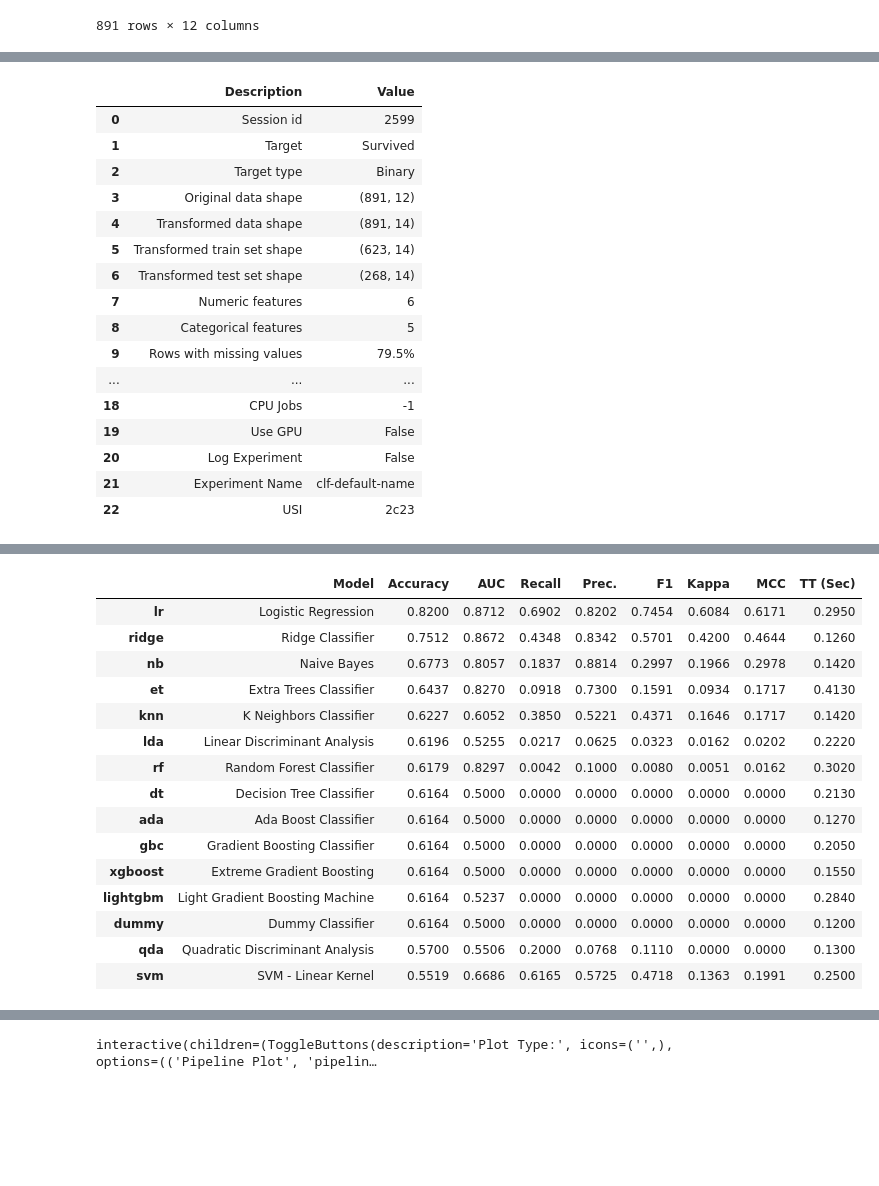
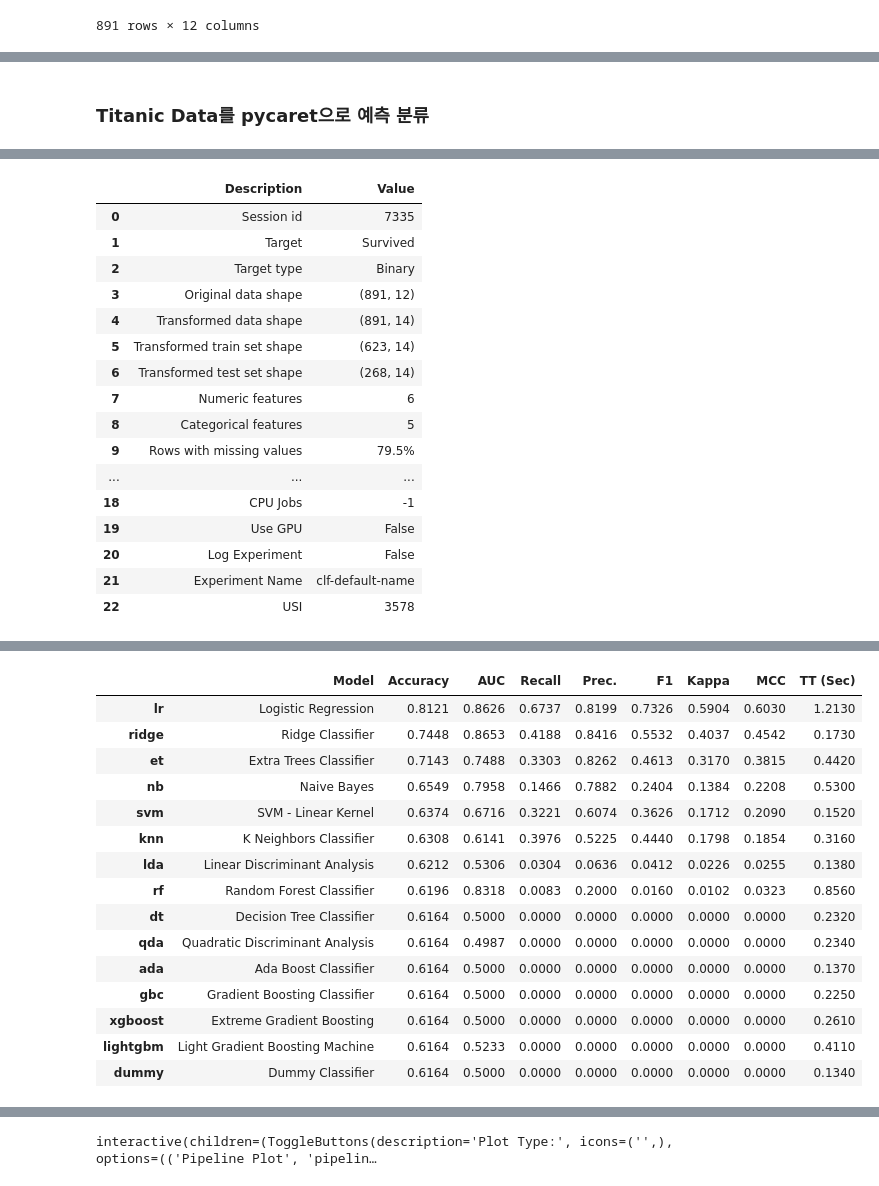
Before and after one commit to ancestor9/24_fall_Big-Data-Processing-coding-, a Jupyter notebook: 1017_pycaret.ipynb, the cells around one changed output, grey strips where cells are left out. Drawn from its saved outputs; the diff is of its cells as text; code cells hidden in the pictures; blank space fills up the shorter version.

```diff
--- a/1017_pycaret.ipynb
+++ b/1017_pycaret.ipynb
@@ -104,4 +171,6 @@ best = compare_models()
 [interactive output not drawn]
+# %% [markdown]
+### Titanic Data를 pycaret으로 예측 분류
 # %%
 df.head()
 # %% [output]
@@ -114,45 +183,44 @@ df.head()
 # %%
 # init setup
 from pycaret.classification import *
 clf1 = setup(data = df, target = 'Survived')
 
-# compare models
-best = compare_models()
+best = compare_models(folds=3))
 # %% [output]
 |  | Description | Value |
-| 0 | Session id | 2599 |
+| 0 | Session id | 7335 |
 | 1 | Target | Survived |
 | 2 | Target type | Binary |
 | 3 | Original data shape | (891, 12) |
 | 4 | Transformed data shape | (891, 14) |
 | 5 | Transformed train set shape | (623, 14) |
 | 6 | Transformed test set shape | (268, 14) |
 | 7 | Numeric features | 6 |
 | 8 | Categorical features | 5 |
 | 9 | Rows with missing values | 79.5% |
 | ... | ... | ... |
 | 18 | CPU Jobs | -1 |
 | 19 | Use GPU | False |
 | 20 | Log Experiment | False |
 | 21 | Experiment Name | clf-default-name |
-| 22 | USI | 2c23 |
+| 22 | USI | 3578 |
 [interactive output not drawn]
 |  | Model | Accuracy | AUC | Recall | Prec. | F1 | Kappa | MCC | TT (Sec) |
-| lr | Logistic Regression | 0.8200 | 0.8712 | 0.6902 | 0.8202 | 0.7454 | 0.6084 | 0.6171 | 0.2950 |
-| ridge | Ridge Classifier | 0.7512 | 0.8672 | 0.4348 | 0.8342 | 0.5701 | 0.4200 | 0.4644 | 0.1260 |
-| nb | Naive Bayes | 0.6773 | 0.8057 | 0.1837 | 0.8814 | 0.2997 | 0.1966 | 0.2978 | 0.1420 |
-| et | Extra Trees Classifier | 0.6437 | 0.8270 | 0.0918 | 0.7300 | 0.1591 | 0.0934 | 0.1717 | 0.4130 |
-| knn | K Neighbors Classifier | 0.6227 | 0.6052 | 0.3850 | 0.5221 | 0.4371 | 0.1646 | 0.1717 | 0.1420 |
-| lda | Linear Discriminant Analysis | 0.6196 | 0.5255 | 0.0217 | 0.0625 | 0.0323 | 0.0162 | 0.0202 | 0.2220 |
-| rf | Random Forest Classifier | 0.6179 | 0.8297 | 0.0042 | 0.1000 | 0.0080 | 0.0051 | 0.0162 | 0.3020 |
-| dt | Decision Tree Classifier | 0.6164 | 0.5000 | 0.0000 | 0.0000 | 0.0000 | 0.0000 | 0.0000 | 0.2130 |
-| ada | Ada Boost Classifier | 0.6164 | 0.5000 | 0.0000 | 0.0000 | 0.0000 | 0.0000 | 0.0000 | 0.1270 |
-| gbc | Gradient Boosting Classifier | 0.6164 | 0.5000 | 0.0000 | 0.0000 | 0.0000 | 0.0000 | 0.0000 | 0.2050 |
-| xgboost | Extreme Gradient Boosting | 0.6164 | 0.5000 | 0.0000 | 0.0000 | 0.0000 | 0.0000 | 0.0000 | 0.1550 |
-| lightgbm | Light Gradient Boosting Machine | 0.6164 | 0.5237 | 0.0000 | 0.0000 | 0.0000 | 0.0000 | 0.0000 | 0.2840 |
-| dummy | Dummy Classifier | 0.6164 | 0.5000 | 0.0000 | 0.0000 | 0.0000 | 0.0000 | 0.0000 | 0.1200 |
-| qda | Quadratic Discriminant Analysis | 0.5700 | 0.5506 | 0.2000 | 0.0768 | 0.1110 | 0.0000 | 0.0000 | 0.1300 |
-| svm | SVM - Linear Kernel | 0.5519 | 0.6686 | 0.6165 | 0.5725 | 0.4718 | 0.1363 | 0.1991 | 0.2500 |
+| lr | Logistic Regression | 0.8121 | 0.8626 | 0.6737 | 0.8199 | 0.7326 | 0.5904 | 0.6030 | 1.2130 |
+| ridge | Ridge Classifier | 0.7448 | 0.8653 | 0.4188 | 0.8416 | 0.5532 | 0.4037 | 0.4542 | 0.1730 |
+| et | Extra Trees Classifier | 0.7143 | 0.7488 | 0.3303 | 0.8262 | 0.4613 | 0.3170 | 0.3815 | 0.4420 |
+| nb | Naive Bayes | 0.6549 | 0.7958 | 0.1466 | 0.7882 | 0.2404 | 0.1384 | 0.2208 | 0.5300 |
+| svm | SVM - Linear Kernel | 0.6374 | 0.6716 | 0.3221 | 0.6074 | 0.3626 | 0.1712 | 0.2090 | 0.1520 |
+| knn | K Neighbors Classifier | 0.6308 | 0.6141 | 0.3976 | 0.5225 | 0.4440 | 0.1798 | 0.1854 | 0.3160 |
+| lda | Linear Discriminant Analysis | 0.6212 | 0.5306 | 0.0304 | 0.0636 | 0.0412 | 0.0226 | 0.0255 | 0.1380 |
+| rf | Random Forest Classifier | 0.6196 | 0.8318 | 0.0083 | 0.2000 | 0.0160 | 0.0102 | 0.0323 | 0.8560 |
+| dt | Decision Tree Classifier | 0.6164 | 0.5000 | 0.0000 | 0.0000 | 0.0000 | 0.0000 | 0.0000 | 0.2320 |
+| qda | Quadratic Discriminant Analysis | 0.6164 | 0.4987 | 0.0000 | 0.0000 | 0.0000 | 0.0000 | 0.0000 | 0.2340 |
+| ada | Ada Boost Classifier | 0.6164 | 0.5000 | 0.0000 | 0.0000 | 0.0000 | 0.0000 | 0.0000 | 0.1370 |
+| gbc | Gradient Boosting Classifier | 0.6164 | 0.5000 | 0.0000 | 0.0000 | 0.0000 | 0.0000 | 0.0000 | 0.2250 |
+| xgboost | Extreme Gradient Boosting | 0.6164 | 0.5000 | 0.0000 | 0.0000 | 0.0000 | 0.0000 | 0.0000 | 0.2610 |
+| lightgbm | Light Gradient Boosting Machine | 0.6164 | 0.5233 | 0.0000 | 0.0000 | 0.0000 | 0.0000 | 0.0000 | 0.4110 |
+| dummy | Dummy Classifier | 0.6164 | 0.5000 | 0.0000 | 0.0000 | 0.0000 | 0.0000 | 0.0000 | 0.1340 |
 [interactive output not drawn]
 # %%
 evaluate_model(best)
```
Also changed, not shown: parts of 11 cells of this notebook.
